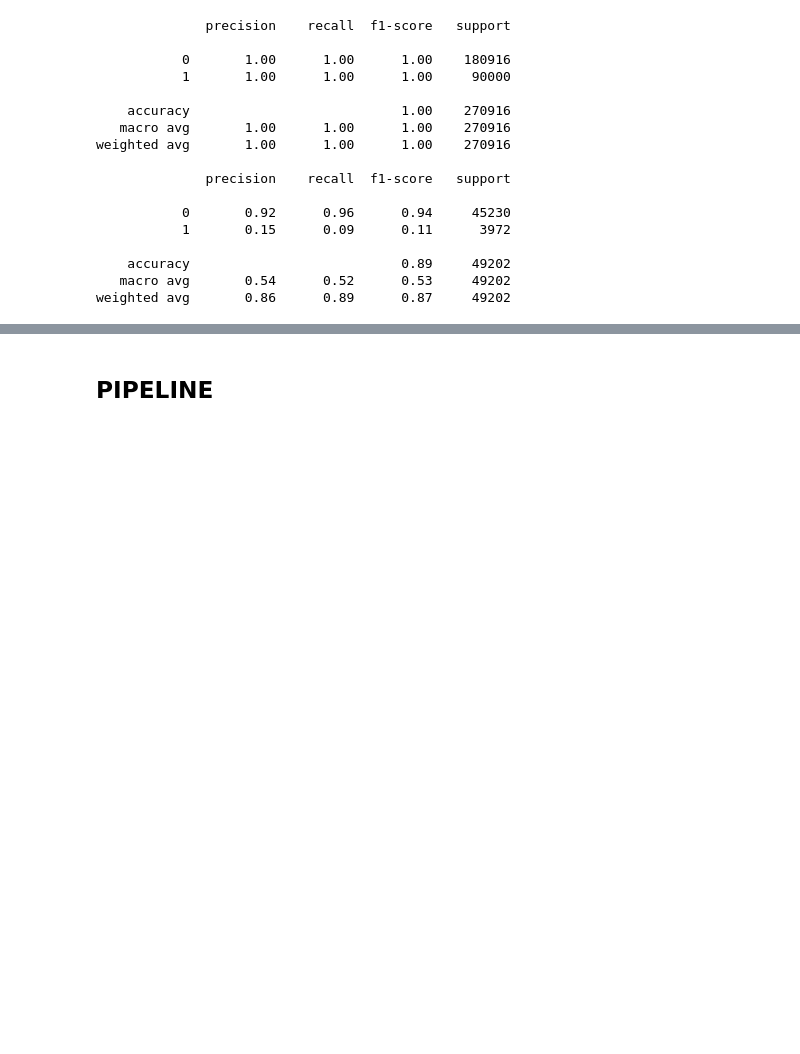
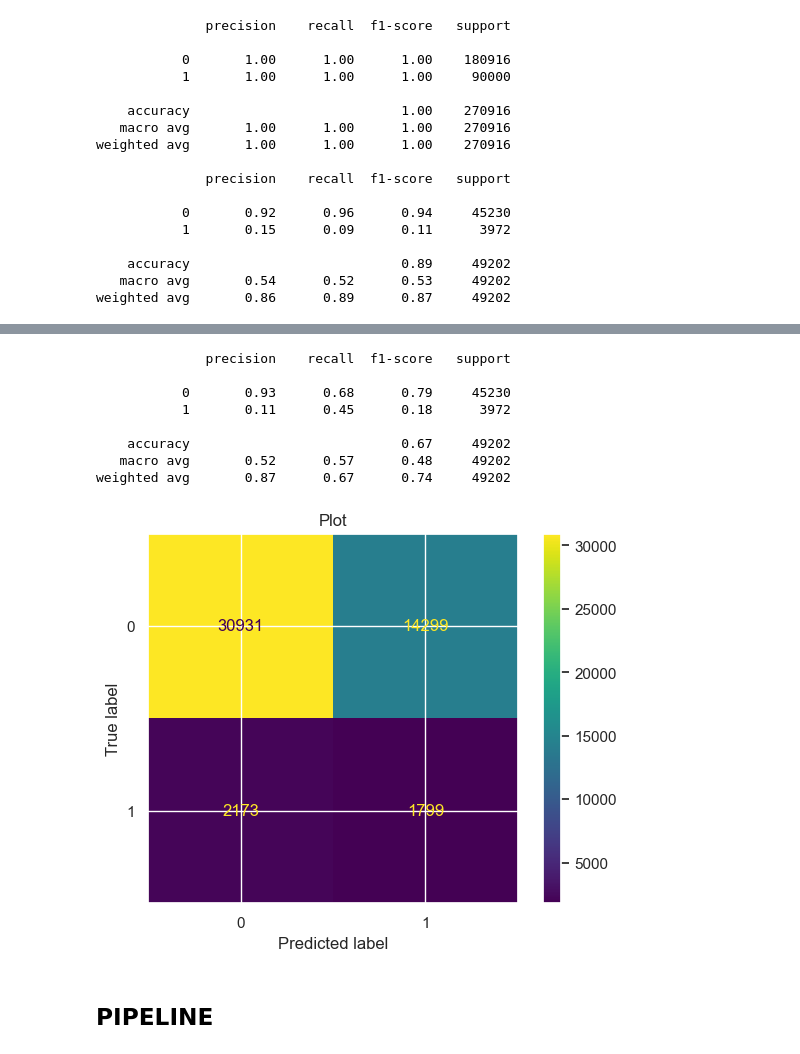
Before and after one commit to Ahmad-assegaf/hacktiv8-final-project, a Jupyter notebook: main.ipynb, the cells around one changed output, grey strips where cells are left out. Cells and saved outputs as stored; diff of their text form; code cells hidden in the pictures; blank space fills up the shorter version.

```diff
--- a/main.ipynb
+++ b/main.ipynb
@@ -2126,2 +2316,14 @@ Best model is logistic regression
+# %%
+create_report(y_val, best_model_val_pred, matrix=True)
+# %% [output]
+              precision    recall  f1-score   support
+
+           0       0.93      0.68      0.79     45230
+           1       0.11      0.45      0.18      3972
+
+    accuracy                           0.67     49202
+   macro avg       0.52      0.57      0.48     49202
+weighted avg       0.87      0.67      0.74     49202
+[figure, added]
 # %% [markdown]
 ## PIPELINE
```
Also changed, not shown: parts of 91 cells of this notebook, 1 other file.
